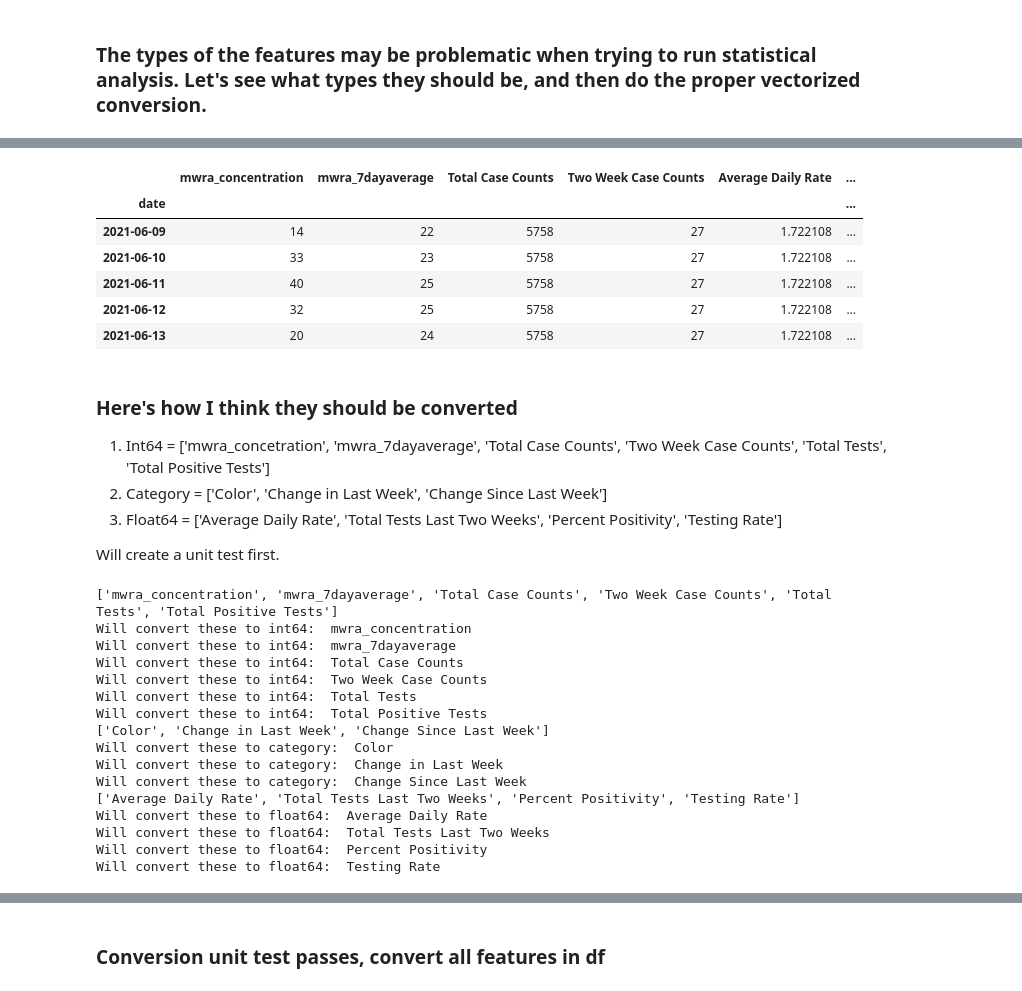
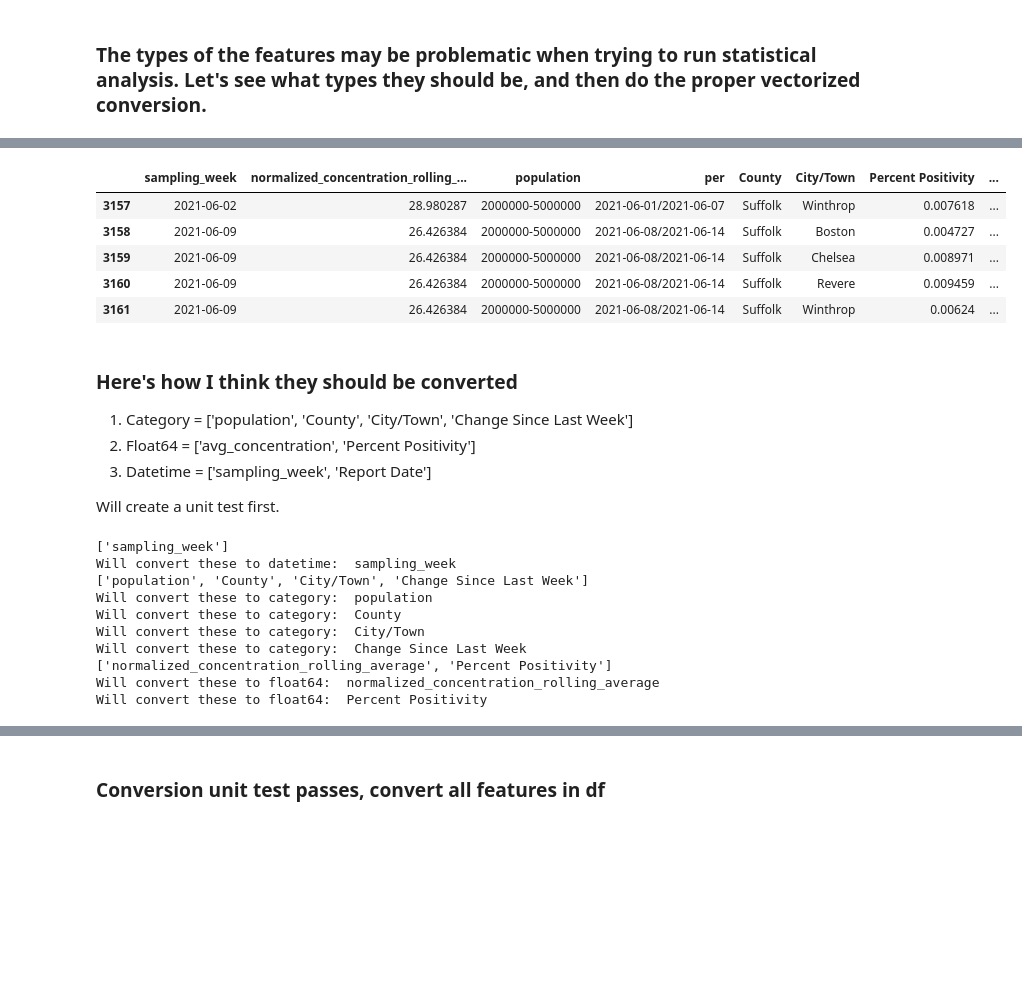
Before and after one commit to NSamermit/Springboard, a Jupyter notebook: Springboard Capstone Projects/Captstone 2 - Wastewater Covid Prediction/Capstone 2 - Wastewater Surveillance based Prediction.ipynb, the cells around one changed output, grey strips where cells are left out. Cells and saved outputs as stored; diff of their text form; code cells hidden in the pictures; blank space fills up the shorter version.

```diff
--- a/Springboard Capstone Projects/Captstone 2 - Wastewater Covid Prediction/Capstone 2 - Wastewater Surveillance based Prediction.ipynb
+++ b/Springboard Capstone Projects/Captstone 2 - Wastewater Covid Prediction/Capstone 2 - Wastewater Surveillance based Prediction.ipynb
@@ -113,11 +134,16 @@ import pickle
 # %%
 #should use context manager to load pickles
 # Don't forget to state 'rb' param or will get an Unicode Error.
-with open('Cambridge.pkl', 'rb') as f:
+
+
+with open('0_df.pkl', 'rb') as f:
     Cambridge_df = pickle.load(f)
 
-with open('Mass_Weekly_City_df.pkl', 'rb') as f:
+with open('1_df.pkl', 'rb') as f:
     Mass_df = pickle.load(f)
+
+with open('2_df.pkl', 'rb') as f:
+    Biobot_df = pickle.load(f)
 # %%
 #testing both dataframes
 Cambridge_df.info()
@@ -666,10 +876,9 @@ test.head(5)
 # %%
-test.tail(5)
+test.tail()
 # %% [output]
-|  | mwra_concentration | mwra_7dayaverage | Total Case Counts | Two Week Case Counts | Average Daily Rate | ... |
-| date |  |  |  |  |  | ... |
-| 2021-06-09 | 14 | 22 | 5758 | 27 | 1.722108 | ... |
-| 2021-06-10 | 33 | 23 | 5758 | 27 | 1.722108 | ... |
-| 2021-06-11 | 40 | 25 | 5758 | 27 | 1.722108 | ... |
-| 2021-06-12 | 32 | 25 | 5758 | 27 | 1.722108 | ... |
-| 2021-06-13 | 20 | 24 | 5758 | 27 | 1.722108 | ... |
+|  | sampling_week | normalized_concentration_rolling_... | population | per | County | City/Town | Percent Positivity | ... |
+| 3157 | 2021-06-02 | 28.980287 | 2000000-5000000 | 2021-06-01/2021-06-07 | Suffolk | Winthrop | 0.007618 | ... |
+| 3158 | 2021-06-09 | 26.426384 | 2000000-5000000 | 2021-06-08/2021-06-14 | Suffolk | Boston | 0.004727 | ... |
+| 3159 | 2021-06-09 | 26.426384 | 2000000-5000000 | 2021-06-08/2021-06-14 | Suffolk | Chelsea | 0.008971 | ... |
+| 3160 | 2021-06-09 | 26.426384 | 2000000-5000000 | 2021-06-08/2021-06-14 | Suffolk | Revere | 0.009459 | ... |
+| 3161 | 2021-06-09 | 26.426384 | 2000000-5000000 | 2021-06-08/2021-06-14 | Suffolk | Winthrop | 0.00624 | ... |
@@ -676,8 +895,8 @@ test.tail(5)
 # %% [markdown]
 ### Here's how I think they should be converted
-1. Int64 = ['mwra_concetration', 'mwra_7dayaverage', 'Total Case Counts', 'Two Week Case Counts', 'Total Tests', 'Total Positive Tests']
-2. Category = ['Color', 'Change in Last Week', 'Change Since Last Week']
-3. Float64 = ['Average Daily Rate', 'Total Tests Last Two Weeks', 'Percent Positivity', 'Testing Rate']
+1. Category = ['population', 'County', 'City/Town', 'Change Since Last Week']
+2. Float64 = ['avg_concentration', 'Percent Positivity']
+3. Datetime = ['sampling_week', 'Report Date']
 
 Will create a unit test first.
 # %%
@@ -694,29 +913,23 @@ conversion_list = [int64_list, category_list, float64_list]
 for list in conversion_list:
     print(list)
     for col in list:
-        if col in int64_list:
-            print('Will convert these to int64: ', col)
+        if col in datetime_list:
+            print('Will convert these to datetime: ', col)
         if col in category_list:
             print('Will convert these to category: ',col)
         if col in float64_list:
             print('Will convert these to float64: ', col)
 # %% [output]
-['mwra_concentration', 'mwra_7dayaverage', 'Total Case Counts', 'Two Week Case Counts', 'Total Tests', 'Total Positive Tests']
-Will convert these to int64:  mwra_concentration
-Will convert these to int64:  mwra_7dayaverage
-Will convert these to int64:  Total Case Counts
-Will convert these to int64:  Two Week Case Counts
-Will convert these to int64:  Total Tests
-Will convert these to int64:  Total Positive Tests
-['Color', 'Change in Last Week', 'Change Since Last Week']
-Will convert these to category:  Color
-Will convert these to category:  Change in Last Week
+['sampling_week']
+Will convert these to datetime:  sampling_week
+['population', 'County', 'City/Town', 'Change Since Last Week']
+Will convert these to category:  population
+Will convert these to category:  County
+Will convert these to category:  City/Town
 Will convert these to category:  Change Since Last Week
-['Average Daily Rate', 'Total Tests Last Two Weeks', 'Percent Positivity', 'Testing Rate']
-Will convert these to float64:  Average Daily Rate
-Will convert these to float64:  Total Tests Last Two Weeks
+['normalized_concentration_rolling_average', 'Percent Positivity']
+Will convert these to float64:  normalized_concentration_rolling_average
 Will convert these to float64:  Percent Positivity
-Will convert these to float64:  Testing Rate
 # %%
 for list in conversion_list:
     for col in list:
```
Also changed, not shown: parts of 209 cells of this notebook, 9 other files.
